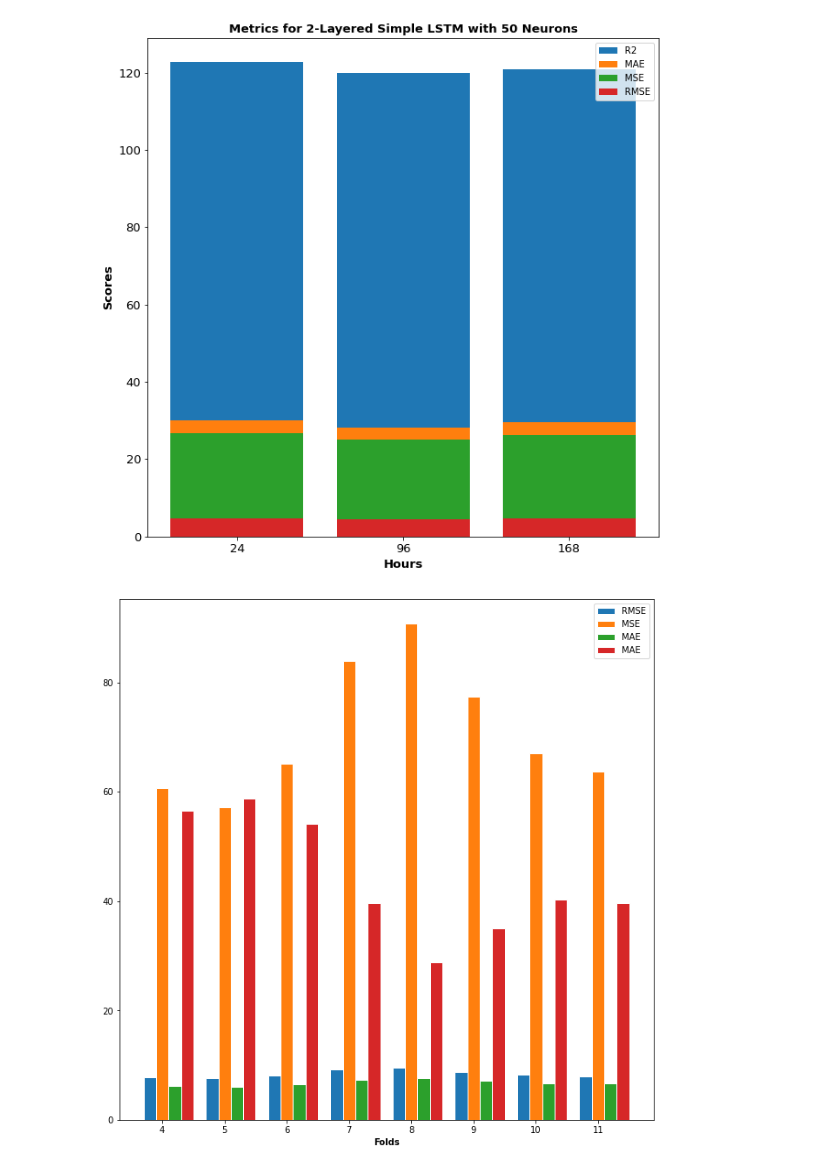
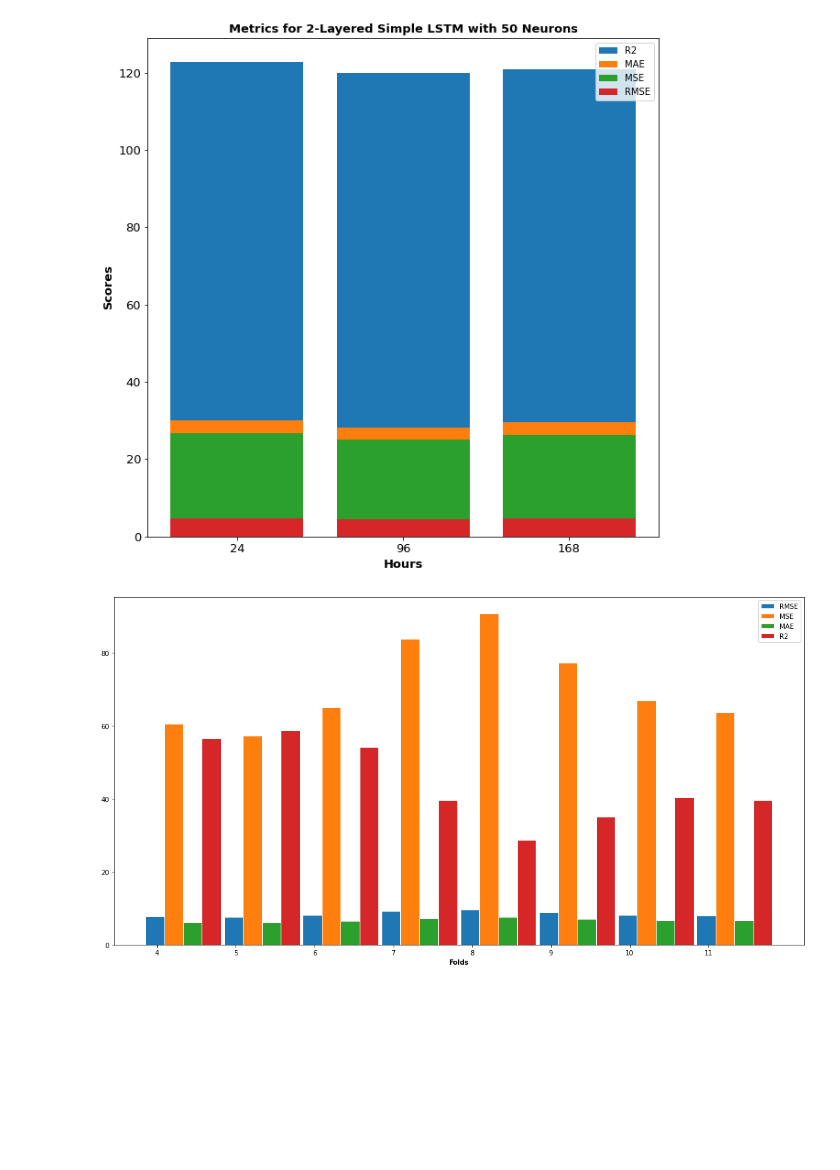
Before and after one commit to UsmanKolo/Master_Thesis, a Jupyter notebook: Notebooks/BarChart.ipynb, the cells around one changed output. Drawn from its saved outputs; the diff is of its cells as text; code cells hidden in the pictures; blank space fills up the shorter version.

```diff
--- a/Notebooks/BarChart.ipynb
+++ b/Notebooks/BarChart.ipynb
@@ -53,35 +53,36 @@ plt.show()
 [figure]
 # %%
 # set width of bars
-barWidth = 0.2
+barWidth = 0.24
 folds = ['4', '5', '6', '7', '8', '9', '10', '11']
 
 # set heights of bars
 RMSE = [7.783, 7.563, 8.071, 9.161, 9.524, 8.792, 8.182, 7.983]
 MSE = [60.578, 57.2, 65.148, 83.918, 90.705, 77.307, 66.947, 63.722]
 MAE = [6.216, 6.1, 6.489, 7.316, 7.684, 7.094, 6.661, 6.662]
 R2 = [56.528, 58.724, 54.2, 39.677, 28.723, 35.002, 40.319, 39.681]
 
 # Set position of bar on X axis
 r1 = np.arange(len(RMSE))
 r2 = [x + barWidth for x in r1]
 r3 = [x + barWidth for x in r2]
 r4 = [x + barWidth for x in r3]
 
-plt.figure(figsize=(11,11))
+plt.figure(figsize=(15, 8))
 
 # Make the plot
 plt.bar(r1, RMSE, width=barWidth, edgecolor='white', label='RMSE')
 plt.bar(r2, MSE, width=barWidth, edgecolor='white', label='MSE')
 plt.bar(r3, MAE, width=barWidth, edgecolor='white', label='MAE')
-plt.bar(r4, R2, width=barWidth, edgecolor='white', label='MAE')
+plt.bar(r4, R2, width=barWidth, edgecolor='white', label='R2')
 
 # Add xticks on the middle of the group bars
 plt.xlabel('Folds', fontweight='bold')
-plt.xticks([r + barWidth for r in range(len(RMSE))], folds)
+plt.xticks([r + barWidth/len(folds) for r in range(len(RMSE))], folds)
+plt.tight_layout()
 
 # Create legend & Show graphic
 plt.legend()
 plt.show()
 # %% [output]
-[figure, old version]
+[figure, new version]
```
Also changed, not shown: 2 other files.
